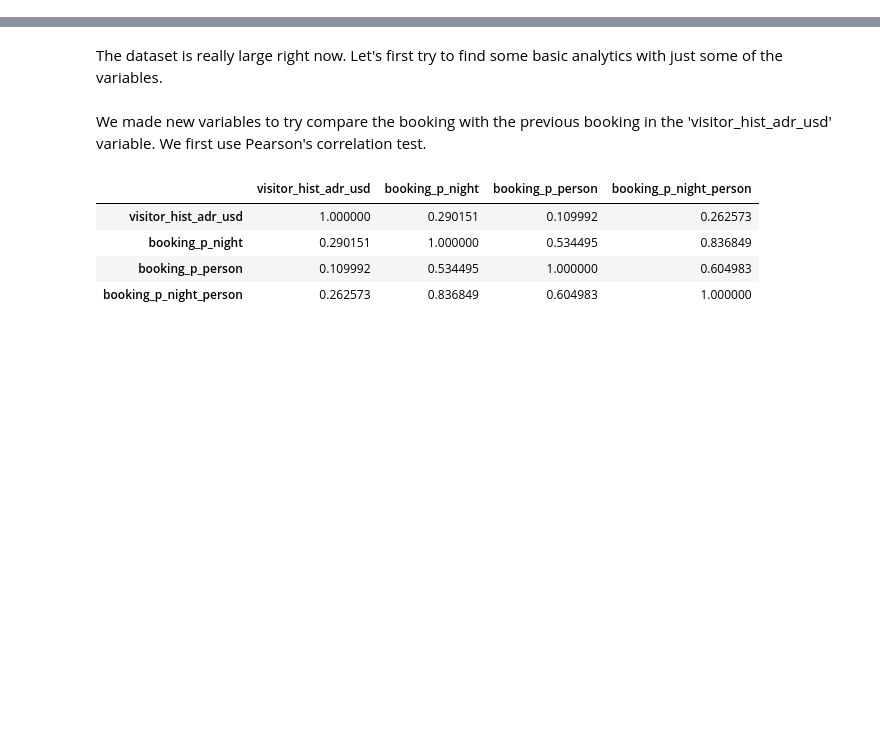
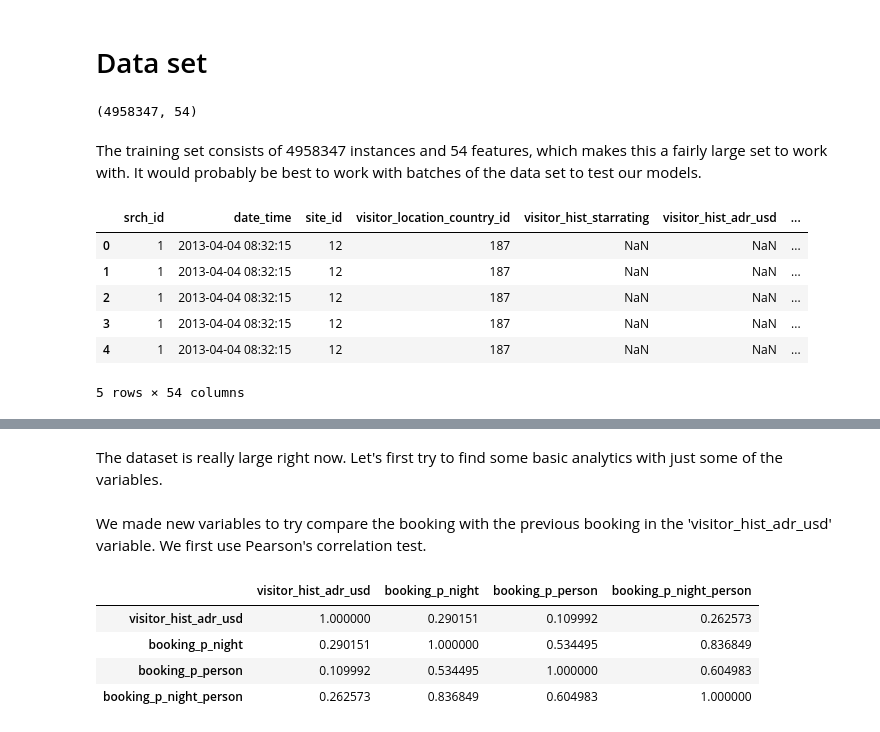
Before and after one commit to SoberZ/data-mining-techniques, a Jupyter notebook: A2/EDA.ipynb, the cells around one changed output, grey strips where cells are left out. Drawn from its saved outputs; the diff is of its cells as text; code cells hidden in the pictures; blank space fills up the shorter version.

```diff
--- a/A2/EDA.ipynb
+++ b/A2/EDA.ipynb
@@ -6,2 +8,22 @@ from sklearn.cluster import KMeans
 # %%
 dat = pd.read_csv('./data/training_set_VU_DM.csv')
+# %% [markdown]
+# Data set
+# %%
+dat.shape
+# %% [output]
+(4958347, 54)
+# %% [markdown]
+The training set consists of 4958347 instances and 54 features,
+which makes this a fairly large set to work with.
+It would probably be best to work with batches of the data set to test our models.
+# %%
+dat.head()
+# %% [output]
+|  | srch_id | date_time | site_id | visitor_location_country_id | visitor_hist_starrating | visitor_hist_adr_usd | ... |
+| 0 | 1 | 2013-04-04 08:32:15 | 12 | 187 | NaN | NaN | ... |
+| 1 | 1 | 2013-04-04 08:32:15 | 12 | 187 | NaN | NaN | ... |
+| 2 | 1 | 2013-04-04 08:32:15 | 12 | 187 | NaN | NaN | ... |
+| 3 | 1 | 2013-04-04 08:32:15 | 12 | 187 | NaN | NaN | ... |
+| 4 | 1 | 2013-04-04 08:32:15 | 12 | 187 | NaN | NaN | ... |
+5 rows × 54 columns
```
Also changed, not shown: parts of 23 cells of this notebook, 1 other file.
